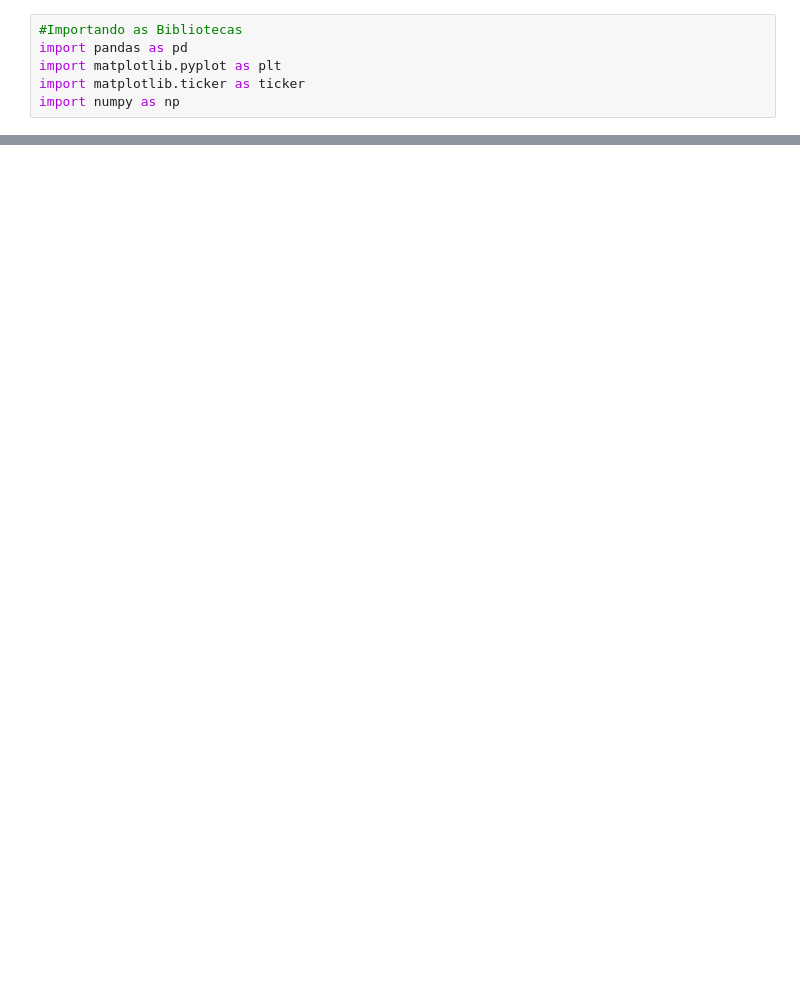
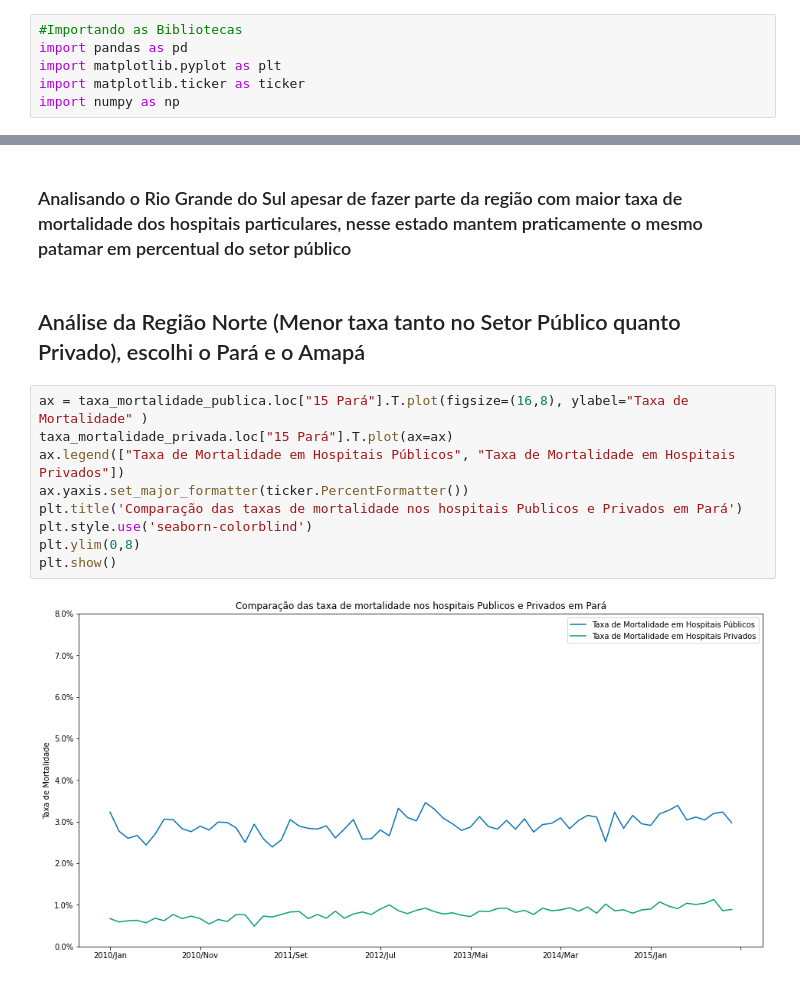
Before and after one commit to Topein/Producao_hospitalar_no_brasil, a Jupyter notebook: Projeto_01.ipynb, the cells around one changed output, grey strips where cells are left out. Saved outputs shown, nothing was run; the diff lists cells and outputs as text; blank space fills up the shorter version.

```diff
--- a/Projeto_01.ipynb
+++ b/Projeto_01.ipynb
@@ -175,0 +235,15 @@ AttributeError: ignored
+# %% [markdown]
+### Analisando o Rio Grande do Sul apesar de fazer parte da região com maior taxa de mortalidade dos hospitais particulares, nesse estado mantem praticamente o mesmo patamar em percentual do setor público
+# %% [markdown]
+## Análise da Região Norte (Menor taxa tanto no Setor Público quanto Privado), escolhi o Pará e o Amapá
+# %%
+ax = taxa_mortalidade_publica.loc["15 Pará"].T.plot(figsize=(16,8), ylabel="Taxa de Mortalidade" )
+taxa_mortalidade_privada.loc["15 Pará"].T.plot(ax=ax)
+ax.legend(["Taxa de Mortalidade em Hospitais Públicos", "Taxa de Mortalidade em Hospitais Privados"])
+ax.yaxis.set_major_formatter(ticker.PercentFormatter())
+plt.title('Comparação das taxas de mortalidade nos hospitais Publicos e Privados em Pará')
+plt.style.use('seaborn-colorblind')
+plt.ylim(0,8)
+plt.show()
+# %% [output]
+[figure, added]
```
Also changed, not shown: parts of 48 cells of this notebook.
